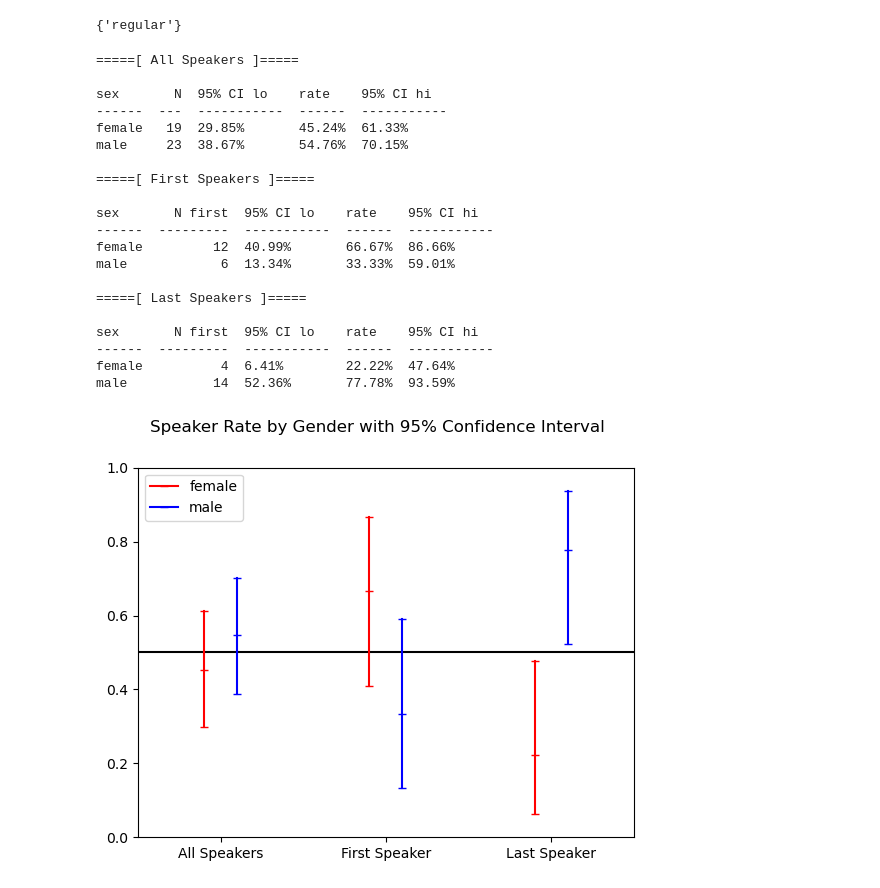
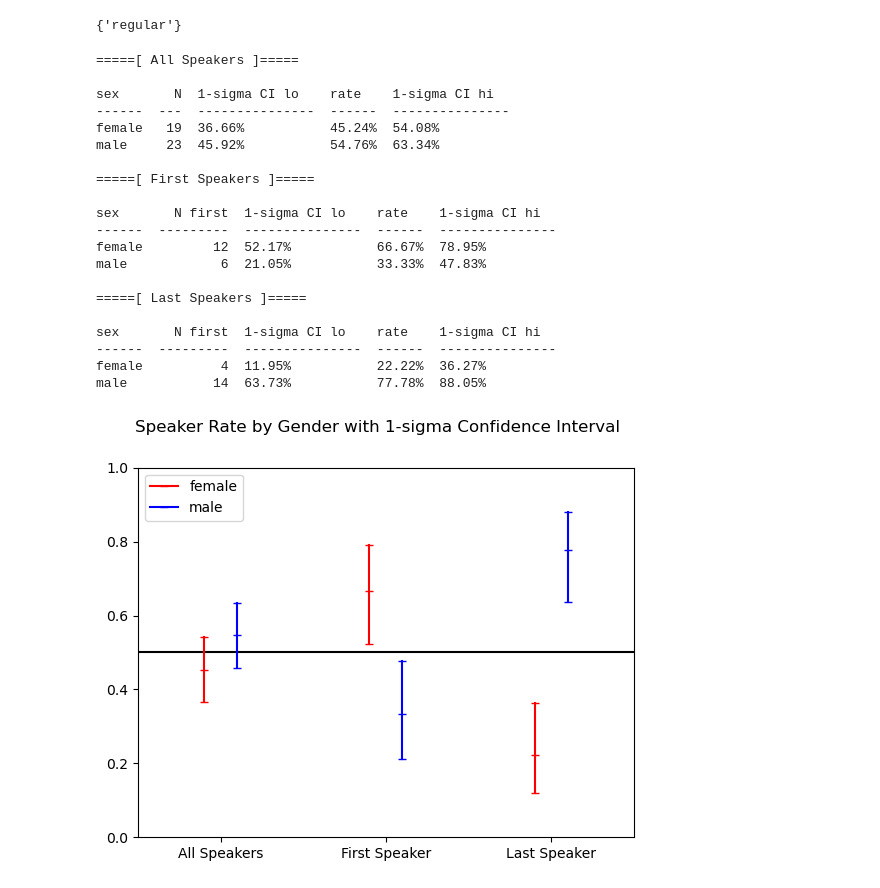
Before and after one commit to sswan/los-altos-statistics, a Jupyter notebook: analysis_no_duration.ipynb, the cells around one changed output. Saved outputs shown, nothing was run; the diff lists cells and outputs as text; code cells hidden in the pictures.

Commit message:
1-sigma frequency plot and analysis

```diff
--- a/analysis_no_duration.ipynb
+++ b/analysis_no_duration.ipynb
@@ -149,10 +149,15 @@ meeting_types
 Found 18 meetings
 {'regular'}
 # %%
+ci = 0.95  # 2 sigma
+ci = 0.68  # 1 sigma
+ci_label = f"{ci*100:.0f}%"
+ci_label = "1-sigma"
+
 def bounds(k, n):
     # k = events
     # n = total events
-    alpha = 0.05  # 95% confidence
+    alpha = 1.0 - ci
     p_u, p_o = beta.ppf([alpha/2, 1 - alpha/2], [k, k + 1], [n - k + 1, n-k])
     return p_u, p_o
 
@@ -201,9 +206,9 @@ def analyze_speakers(data, title=""):
         "N": [N_female, N_male],
         #"N first": [N_first_female, N_first_male],
         #"N last": [N_last_female, N_last_male],
-        "95% CI lo": [f"{rate_female_lo*100:.2f}%", f"{rate_male_lo*100:.2f}%"],
+        f"{ci_label} CI lo": [f"{rate_female_lo*100:.2f}%", f"{rate_male_lo*100:.2f}%"],
         "rate": [f"{rate_female * 100:.2f}%", f"{rate_male*100:.2f}%"],
-        "95% CI hi": [f"{rate_female_hi*100:.2f}%", f"{rate_male_hi*100:.2f}%"],
+        f"{ci_label} CI hi": [f"{rate_female_hi*100:.2f}%", f"{rate_male_hi*100:.2f}%"],
     }
     print(tabulate.tabulate(table, headers="keys"))
 
@@ -211,9 +216,9 @@ def analyze_speakers(data, title=""):
     table = {
         "sex": ["female", "male"],
         "N first": [N_first_female, N_first_male],
-        "95% CI lo": [f"{rate_first_female_lo*100:.2f}%", f"{rate_first_male_lo*100:.2f}%"],
+        f"{ci_label} CI lo": [f"{rate_first_female_lo*100:.2f}%", f"{rate_first_male_lo*100:.2f}%"],
         "rate": [f"{N_first_female / N_meetings * 100:.2f}%", f"{N_first_male / N_meetings*100:.2f}%"],
-        "95% CI hi": [f"{rate_first_female_hi*100:.2f}%", f"{rate_first_male_hi*100:.2f}%"],
+        f"{ci_label} CI hi": [f"{rate_first_female_hi*100:.2f}%", f"{rate_first_male_hi*100:.2f}%"],
     }
     print(tabulate.tabulate(table, headers="keys"))
 
@@ -221,9 +226,9 @@ def analyze_speakers(data, title=""):
     table = {
         "sex": ["female", "male"],
         "N first": [N_last_female, N_last_male],
-        "95% CI lo": [f"{rate_last_female_lo*100:.2f}%", f"{rate_last_male_lo*100:.2f}%"],
+        f"{ci_label} CI lo": [f"{rate_last_female_lo*100:.2f}%", f"{rate_last_male_lo*100:.2f}%"],
         "rate": [f"{N_last_female / N_meetings * 100:.2f}%", f"{N_last_male / N_meetings*100:.2f}%"],
-        "95% CI hi": [f"{rate_last_female_hi*100:.2f}%", f"{rate_last_male_hi*100:.2f}%"],
+        f"{ci_label} CI hi": [f"{rate_last_female_hi*100:.2f}%", f"{rate_last_male_hi*100:.2f}%"],
     }
     print(tabulate.tabulate(table, headers="keys"))
 
@@ -240,44 +245,44 @@ def analyze_speakers(data, title=""):
 
     plt.plot(1*np.ones(3)-0.1, [rate_first_female_lo, N_first_female / N_meetings, rate_first_female_hi], c=c_female, marker="_")
     plt.plot(1*np.ones(3)+0.1, [rate_first_male_lo, N_first_male / N_meetings, rate_first_male_hi], c=c_male, marker="_")
 
     plt.plot(2*np.ones(3)-0.1, [rate_last_female_lo, N_last_female / N_meetings, rate_last_female_hi], c=c_female, marker="_")
     plt.plot(2*np.ones(3)+0.1, [rate_last_male_lo, N_last_male / N_meetings, rate_last_male_hi], c=c_male, marker="_")
 
     ax.xaxis.set_ticks_position('bottom')
     ax.set_xticks([0, 1, 2])
     ax.set_xticklabels(['All Speakers', 'First Speaker', 'Last Speaker'])
 
 
-    plt.suptitle("Speaker Rate by Gender with 95% Confidence Interval")
+    plt.suptitle(f"Speaker Rate by Gender with {ci_label} Confidence Interval")
     plt.xlim(-0.5, 2.5)
     plt.ylim(0, 1)
     plt.legend()
     plt.show()
 
 
 
 
 analyze_speakers(data)
 # %% [output]
 =====[ All Speakers ]=====
 
-sex       N  95% CI lo    rate    95% CI hi
-------  ---  -----------  ------  -----------
-female   19  29.85%       45.24%  61.33%
-male     23  38.67%       54.76%  70.15%
+sex       N  1-sigma CI lo    rate    1-sigma CI hi
+------  ---  ---------------  ------  ---------------
+female   19  36.66%           45.24%  54.08%
+male     23  45.92%           54.76%  63.34%
 
 =====[ First Speakers ]=====
 
-sex       N first  95% CI lo    rate    95% CI hi
-------  ---------  -----------  ------  -----------
-female         12  40.99%       66.67%  86.66%
-male            6  13.34%       33.33%  59.01%
+sex       N first  1-sigma CI lo    rate    1-sigma CI hi
+------  ---------  ---------------  ------  ---------------
+female         12  52.17%           66.67%  78.95%
+male            6  21.05%           33.33%  47.83%
 
 =====[ Last Speakers ]=====
 
-sex       N first  95% CI lo    rate    95% CI hi
-------  ---------  -----------  ------  -----------
-female          4  6.41%        22.22%  47.64%
-male           14  52.36%       77.78%  93.59%
+sex       N first  1-sigma CI lo    rate    1-sigma CI hi
+------  ---------  ---------------  ------  ---------------
+female          4  11.95%           22.22%  36.27%
+male           14  63.73%           77.78%  88.05%
-[figure, old version]
+[figure, new version]
```
